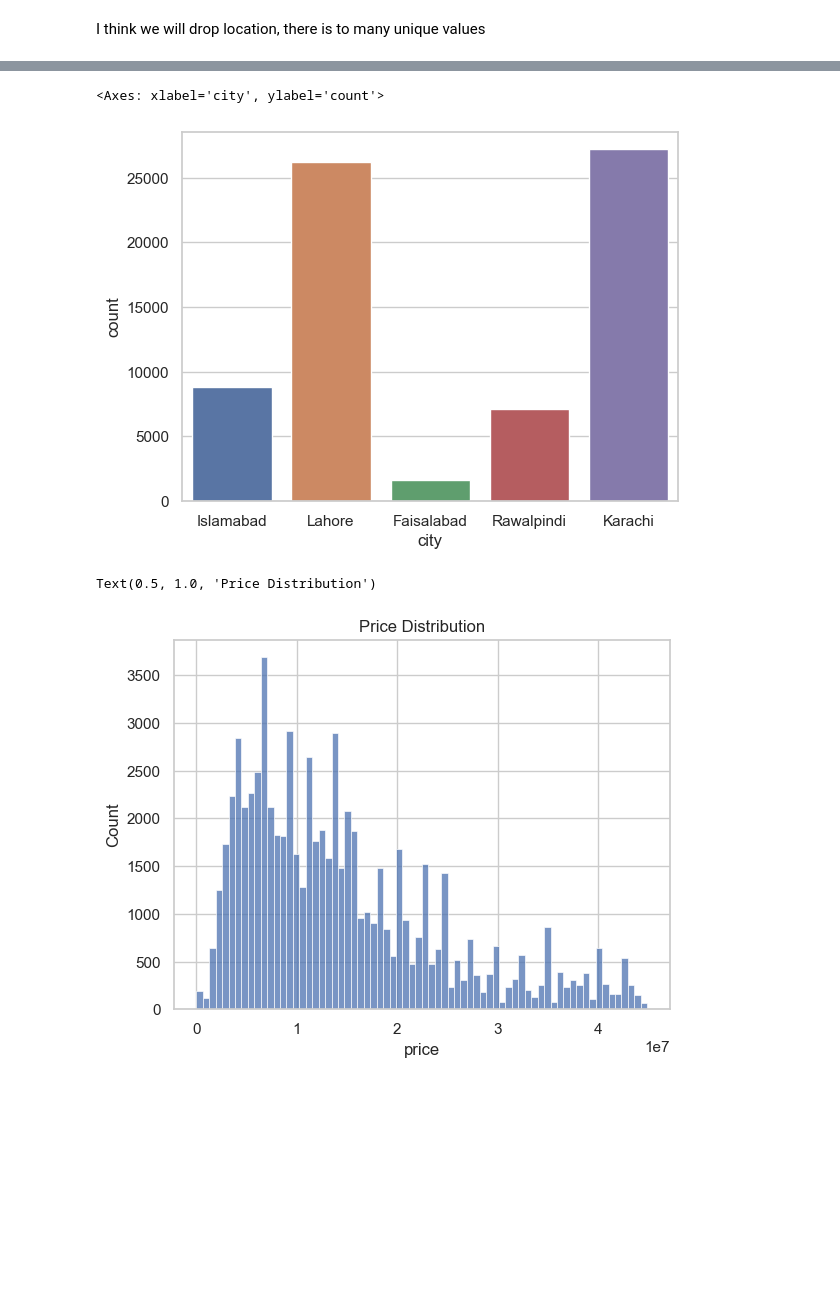
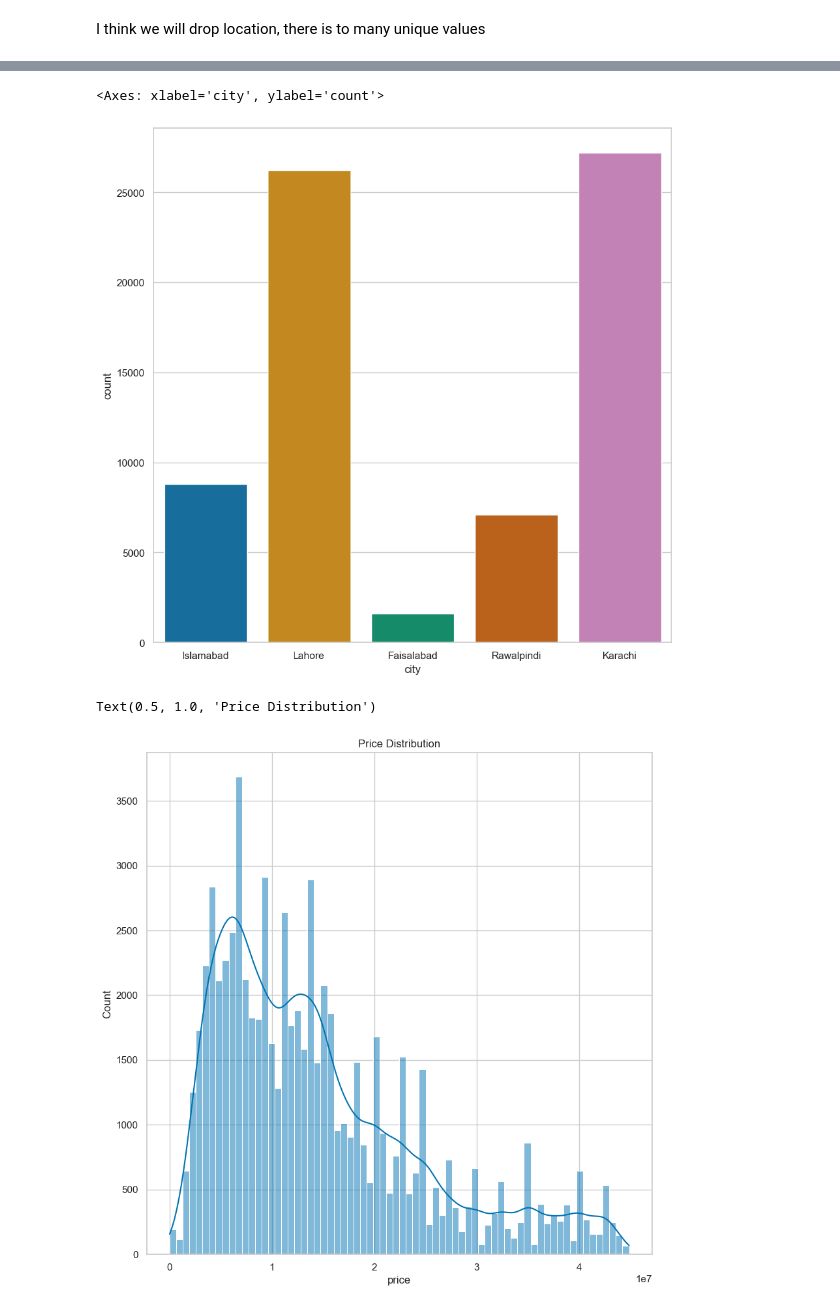
Before and after one commit to CosmicTarzan/data-science, a Jupyter notebook: Pakistan House Prices - 2023/Untitled.ipynb, the cells around one changed output, grey strips where cells are left out. Saved outputs shown, nothing was run; the diff lists cells and outputs as text; code cells hidden in the pictures; blank space fills up the shorter version.

```diff
--- a/Pakistan House Prices - 2023/Untitled.ipynb
+++ b/Pakistan House Prices - 2023/Untitled.ipynb
@@ -6,8 +6,10 @@ import numpy as np
 import pandas as pd
 import matplotlib.pyplot as plt
 import seaborn as sns
+import matplotlib as mpl
 %matplotlib inline
-sns.set(style="whitegrid")
+sns.set(style="whitegrid", palette='colorblind')
+mpl.rcParams['figure.figsize'] = (10,10)
 # %%
 df = pd.read_csv('house_prices.csv', index_col = 0)
 # %% [markdown]
@@ -94,13 +95,13 @@ df_sale = df[df['purpose'] == 'For Sale']
 sns.countplot(x='city', data = df_sale)
 # %% [output]
 <Axes: xlabel='city', ylabel='count'>
-[figure, old version]
+[figure, new version]
 # %%
-sns.histplot(df_sale['price'])
+sns.histplot(df_sale['price'], kde=True)
 plt.title('Price Distribution')
 # %% [output]
 Text(0.5, 1.0, 'Price Distribution')
-[figure, old version]
+[figure, new version]
 # %%
 sns.boxplot(x='city', y='price', data=df_sale)
 plt.title('Price Distribution in Different Cities')
```
Also changed, not shown: parts of 19 cells of this notebook.
